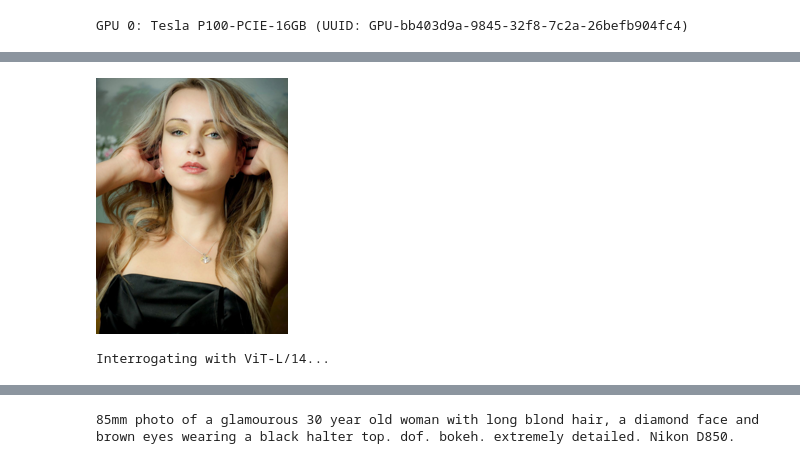
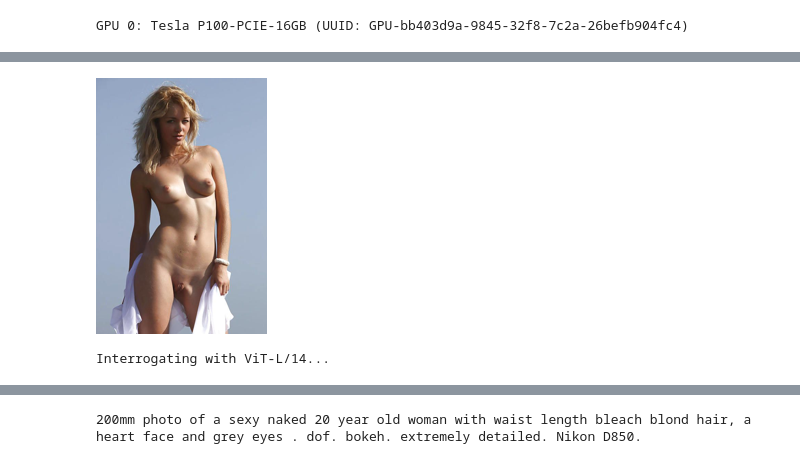
Before and after one commit to DivineOmega/clip-interrogator, a Jupyter notebook: clip_interrogator.ipynb, the cells around one changed output, grey strips where cells are left out. Cells and saved outputs as stored; diff of their text form; code cells hidden in the pictures.

```diff
--- a/clip_interrogator.ipynb
+++ b/clip_interrogator.ipynb
@@ -140,11 +140,13 @@ def interrogate(image, models):
         garment_colour = find_original_attribute(garment_colour_rank[0][0], garment_colours)
         garments.append(garment_colour + ' ' + outer_garment)
 
-    wearing = 'wearing ';
-    for i, garment in enumerate(garments, start=0):
-        wearing += f'a {garment}'
-        if (i < len(garments)-1):
-          wearing += ' and '
+    wearing = ''
+    if (len(garments) > 0):
+        wearing += 'wearing ';
+        for i, garment in enumerate(garments, start=0):
+            wearing += f'a {garment}'
+            if (i < len(garments)-1):
+              wearing += ' and '
 
     print(f"\n\n{focal_length} photo of a {style} {age} {gender} with {hair_length} {hair_colour} hair, a {face_shape} face and {eye_colour} eyes {wearing}. dof. bokeh. extremely detailed. Nikon D850.")
 
@@ -157,17 +159,17 @@ def find_original_attribute(best, original_attributes):
 data_path = "../clip-interrogator/data/"
 
 focal_lengths = ['18mm', '24mm', '35mm', '55mm', '85mm', '105mm', '135mm', '200mm'];
-styles = ['beautiful', 'attractive', 'sexy', 'naked', 'ugly', 'average looking', 'stylish', 'glamourous', 'elegant', 'cyberpunk', 'steampunk', 'handsome', 'goth', 'emo', 'alternative', 'punk', 'pretty', 'cute']
+styles = ['professional', 'beautiful', 'attractive','sexy naked', 'sexy', 'naked', 'ugly', 'average looking', 'stylish', 'glamourous', 'elegant', 'cyberpunk', 'steampunk', 'handsome', 'goth', 'emo', 'alternative', 'punk', 'pretty', 'cute']
 ages = ['18 year old', '20 year old', '30 year old', '40 year old', '50 year old', '60 year old', '70 year old', '80 year old', '90 year old', '100 year old']
 genders = ['woman', 'man']
-hair_lengths = ['pixie cut', 'very long', 'very short', 'long', 'medium', 'short']
+hair_lengths = ['waist length', 'shoulder length', 'pixie cut', 'very long', 'very short', 'long', 'medium', 'short']
 hair_colours = ['bleach blond', 'blond', 'light brown', 'dark brown', 'brown', 'black', 'bright red', 'dark red', 'red', 'ginger', 'white', 'grey', 'gray', 'green', 'blue', 'cyan', 'orange', 'purple', 'pink']
 face_shapes = ['diamond', 'heart', 'oval', 'rectangular', 'round', 'square']
 eye_colours = ['dark brown', 'chocolate brown', 'light brown', 'light blue', 'dark blue', 'light green', 'dark green', 'blue', 'brown', 'grey', 'gray', 'green']
-top_garments = ['no top garment', 'dress', 'long dress', 'short dress', 'tank top', 'tube top', 'crop top', 'halter top', 'off-the-shoulder top', 'one-shoulder top', 't-shirt', 'blouse', 'button-down shirt', 'polo shirt', 'bikini', 'bra', 'shirt and tie', 'shirt']
-bottom_garments = ['no bottom garment', 'skirt', 'short skirt', 'long skirt', 'skort', 'shorts', 'short shorts', 'long shorts', 'jeans', 'capris', 'pants', 'trousers']
-outer_garments = ['no outer garment', 'coat', 'cardigan', 'jacket', 'hoodie', 'robe', 'suit jacket']
-garment_colours = ['red', 'green', 'blue', 'white', 'black', 'orange', 'yellow', 'purple', 'pink', 'grey', 'gray', 'brown']
+top_garments = ['no top garment', 'headscarf', 'hijab', 'hooded garment' 'dress', 'long dress', 'short dress', 'tank top', 'tube top', 'crop top', 'halter top', 'off-the-shoulder top', 'one-shoulder top', 't-shirt', 'blouse', 'button-down shirt', 'polo shirt', 'bikini', 'bra', 'shirt and tie', 'shirt', 'catsuit']
+bottom_garments = ['no bottom garment', 'short denim shorts', 'short ripped denim shorts', 'short demin dress', 'denim shorts', 'denim dress', 'skirt', 'short skirt', 'long skirt', 'skort', 'shorts', 'short shorts', 'long shorts', 'jeans', 'capris', 'pants', 'trousers']
+outer_garments = ['no outer garment', 'fancy dress', 'super hero costume', 'wonder woman costume', 'superman constume', 'american flag', 'united kingdom flag', 'flag', 'coat', 'cardigan', 'jacket', 'hoodie', 'robe', 'suit jacket']
+garment_colours = ['silver and gold metallic', 'polka dot', 'dotted', 'horizontally striped', 'vertically striped', 'stripped', 'cosplay', 'black and white', 'leopard print', 'tiger print', 'lion print', 'animal print', 'traditional', 'american', 'british', 'silver metallic', 'red metallic', 'green metallic', 'blue matallic', 'metallic', 'silver sequinned', 'sequinned', 'intricately patterned', 'frilly white', 'frilly black', 'frilly', 'geometric', 'patterned', 'flowery', 'floral', 'blue leather', 'black leather', 'leather', 'red', 'green', 'blue', 'white', 'black', 'orange', 'yellow', 'purple', 'pink', 'grey', 'gray', 'brown']
 # %% [output]
 Looking in indexes: https://pypi.org/simple, https://us-python.pkg.dev/colab-wheels/public/simple/
 Requirement already satisfied: ftfy in /usr/local/lib/python3.7/dist-packages (6.1.1)
@@ -193,7 +195,7 @@ fatal: destination path 'clip-interrogator' already exists and is not an empty d
 
 #@markdown #####**Image:**
 
-image_path_or_url = "https://imgs.search.brave.com/pup3l67NTxKz9U5UuWwNh1E_9M3BMBOoqzPNWT4RAzg/rs:fit:1200:1200:1/g:ce/aHR0cHM6Ly9waXh5/Lm9yZy9zcmMvNy83/ODc2NC5qcGc" #@param {type:"string"}
+image_path_or_url = "https://imgs.search.brave.com/Dr03nlYS0N_3nIcZwK8e-OSUKD0PikodMgFZ69z6C48/rs:fit:500:748:1/g:ce/aHR0cHM6Ly90aHVt/Yi1wNy54aGNkbi5j/b20vYS9NSFN2QmNL/dUozZTFaLU8tc0lW/MVlBLzAwMC8wMzQv/MzM2LzEwN18xMDAw/LmpwZw" #@param {type:"string"}
 
 #@markdown
 
@@ -208,33 +210,33 @@ ViTB16 = False #@param{type:"boolean"}
 ViTL14 = True #@param{type:"boolean"}
 ViTL14_336px = False #@param{type:"boolean"}
 RN101 = False #@param{type:"boolean"}
 RN50 = False #@param{type:"boolean"}
 RN50x4 = False #@param{type:"boolean"}
 RN50x16 = False #@param{type:"boolean"}
 RN50x64 = False #@param{type:"boolean"}
 
 models = []
 if ViTB32: models.append('ViT-B/32')
 if ViTB16: models.append('ViT-B/16')
 if ViTL14: models.append('ViT-L/14')
 if ViTL14_336px: models.append('ViT-L/14@336px')
 if RN101: models.append('RN101')
 if RN50: models.append('RN50')
 if RN50x4: models.append('RN50x4')
 if RN50x16: models.append('RN50x16')
 if RN50x64: models.append('RN50x64')
 
 if str(image_path_or_url).startswith('http://') or str(image_path_or_url).startswith('https://'):
     image = Image.open(requests.get(image_path_or_url, stream=True).raw).convert('RGB')
 else:
     image = Image.open(image_path_or_url).convert('RGB')
 
 thumb = image.copy()
 thumb.thumbnail([256, 256])
 display(thumb)
 
 interrogate(image, models=models)
 # %% [output]
-[figure, old version]
+[figure, new version]
 Interrogating with ViT-L/14...
 |  | Model | Focal Length | Style | Age | Gender | Hair Length | Hair Colour | Face Shape | Eye Colour | ... |
@@ -242 +244 @@ Interrogating with ViT-L/14...
-85mm photo of a glamourous 30 year old woman with long blond hair, a diamond face and brown eyes wearing a black halter top. dof. bokeh. extremely detailed. Nikon D850.
+200mm photo of a sexy naked 20 year old woman with waist length bleach blond hair, a heart face and grey eyes . dof. bokeh. extremely detailed. Nikon D850.
```
Also changed, not shown: parts of 2 cells of this notebook.
